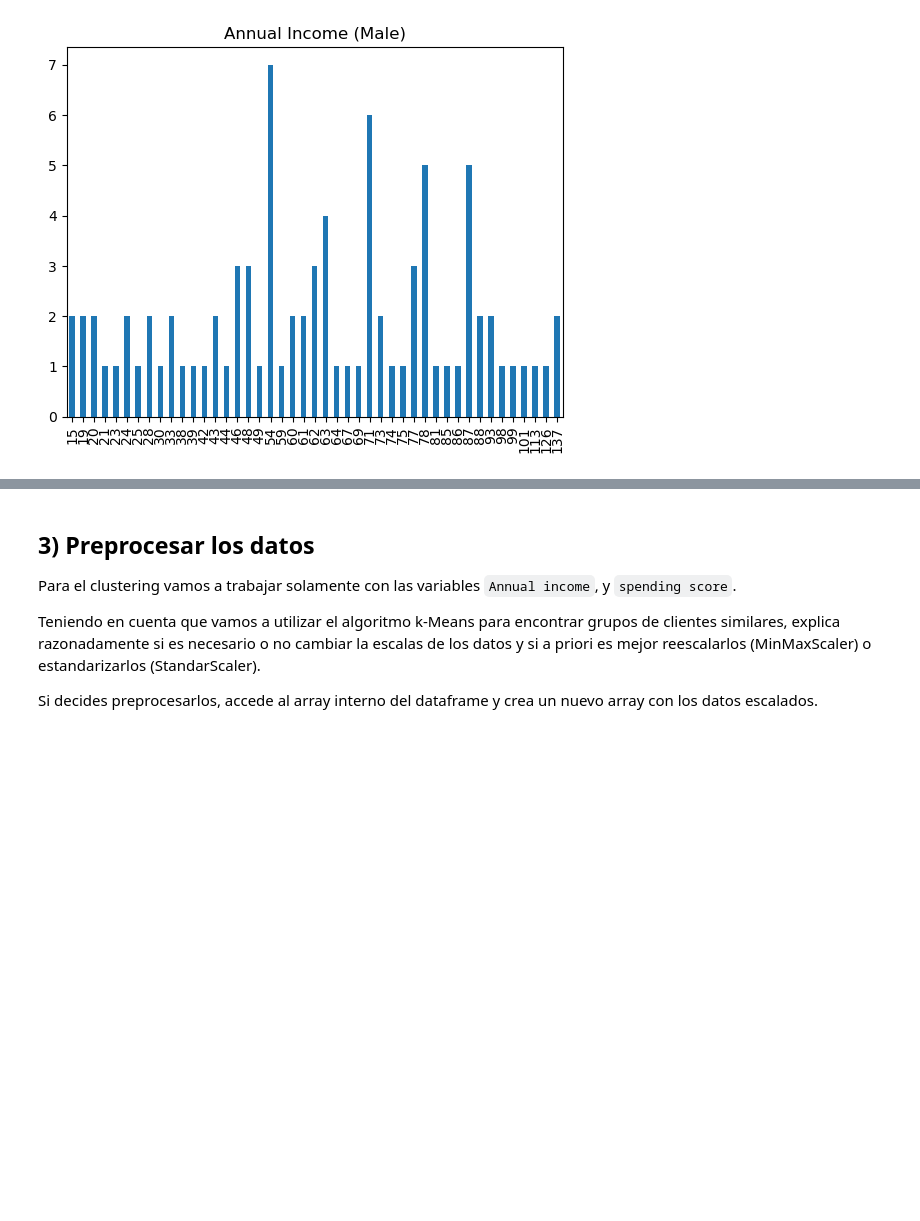
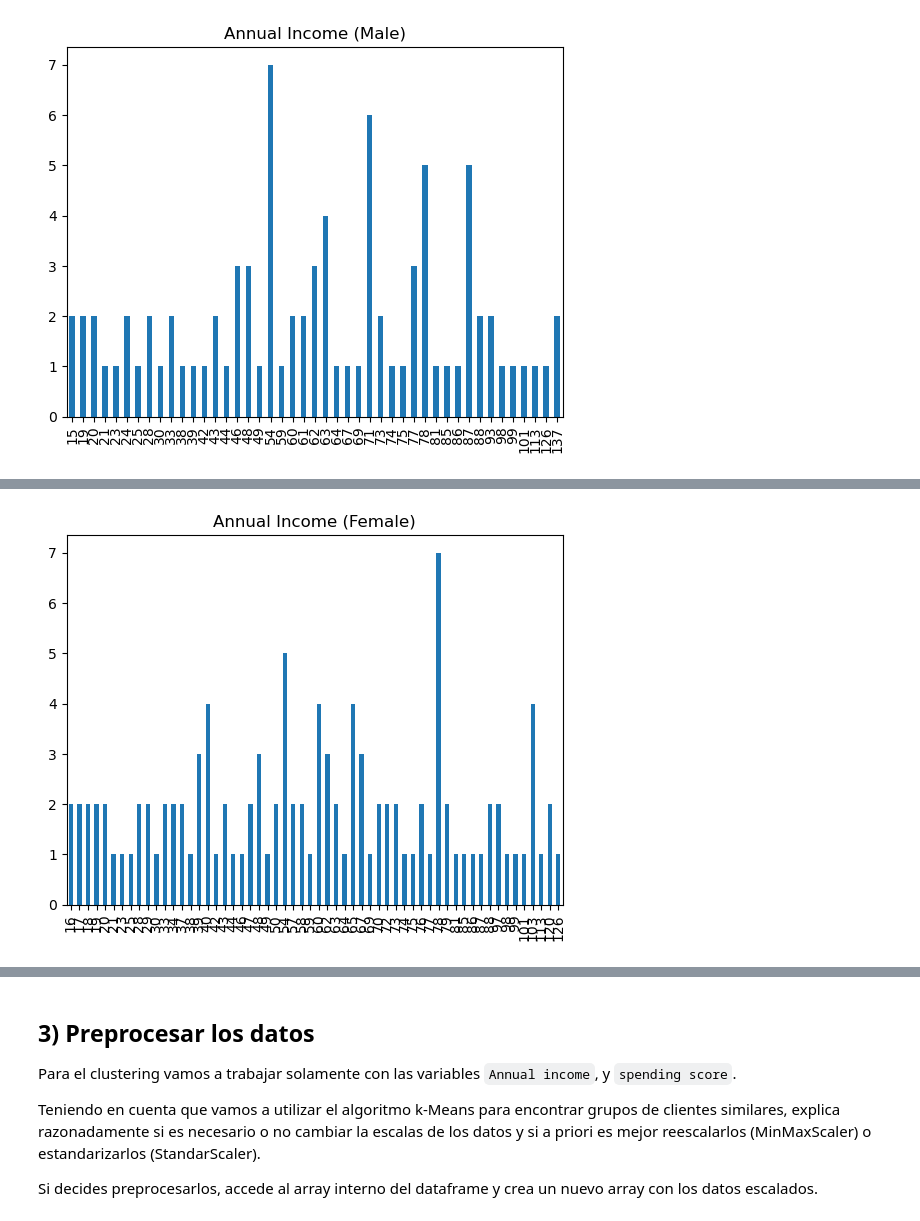
Before and after one commit to ALK222/IA2, a Jupyter notebook: labs/lab2/P2_ap1_clustering_enunciado.ipynb, the cells around one changed output, grey strips where cells are left out. Saved outputs shown, nothing was run; the diff lists cells and outputs as text; code cells hidden in the pictures; blank space fills up the shorter version.

```diff
--- a/labs/lab2/P2_ap1_clustering_enunciado.ipynb
+++ b/labs/lab2/P2_ap1_clustering_enunciado.ipynb
@@ -152,0 +157,8 @@ plot = df_hombres['Annual Income (k$)'].value_counts().sort_index().plot(kind='b
+# %%
+df_mujeres = df[df['Gender'] == 'Female']
+
+df_mujeres
+
+plot = df_mujeres['Annual Income (k$)'].value_counts().sort_index().plot(kind='bar', title="Annual Income (Female)")
+# %% [output]
+[figure, added]
```
Also changed, not shown: parts of 2 cells of this notebook.
